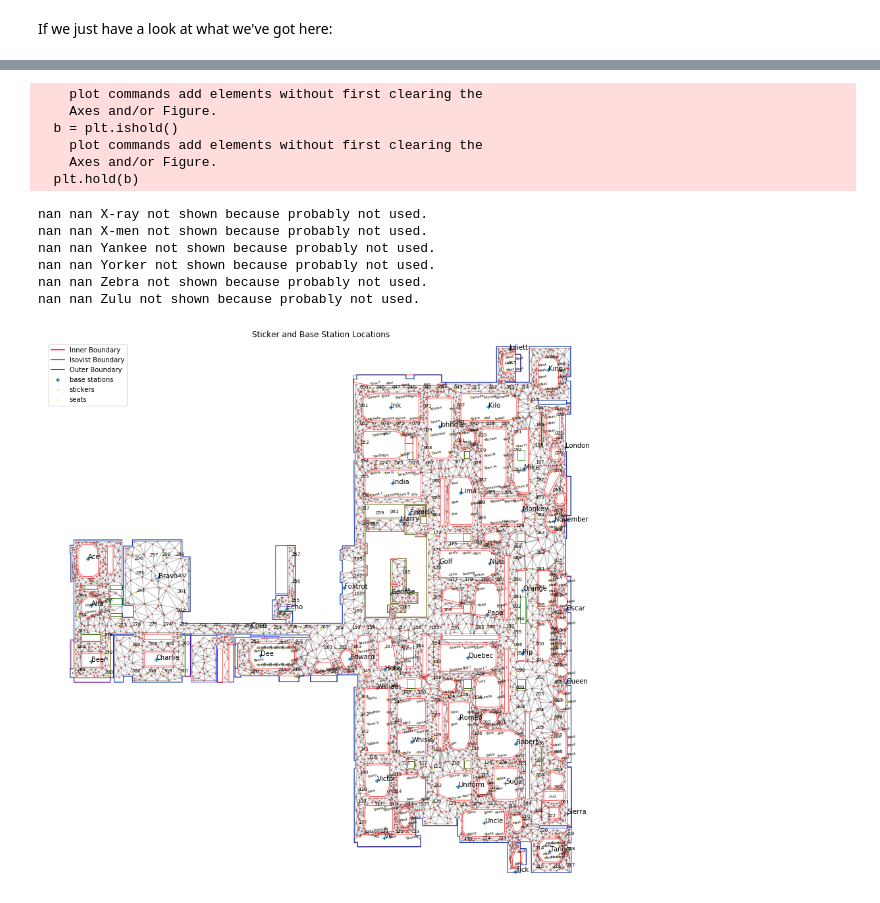
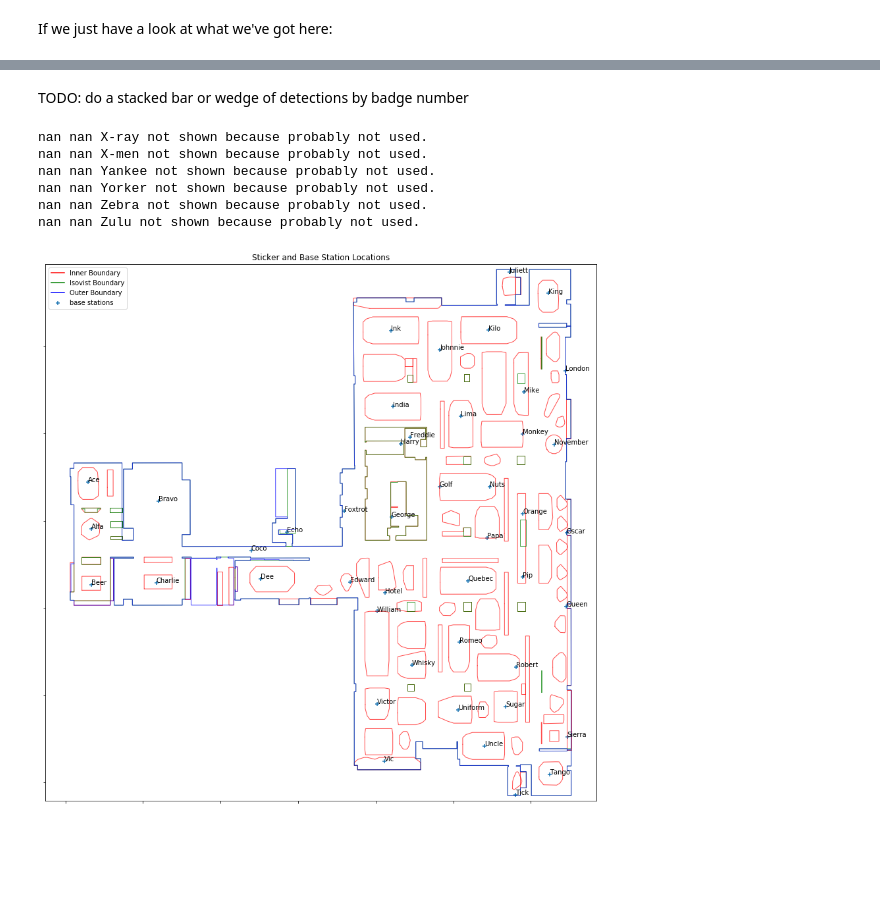
Before and after one commit to notionparallax/sensicorn, a Jupyter notebook: initialDataAnalysis/scan period visualisation.ipynb, the cells around one changed output, grey strips where cells are left out. Saved outputs shown, nothing was run; the diff lists cells and outputs as text; code cells hidden in the pictures; blank space fills up the shorter version.

Commit message:
progress
Because jupyter doesn't give you meaningful diffs...

```diff
--- a/initialDataAnalysis/scan period visualisation.ipynb
+++ b/initialDataAnalysis/scan period visualisation.ipynb
@@ -15,9 +15,9 @@ import pickle
 import math
 
 import helpers
-
-%matplotlib inline
-plt.rcParams['figure.figsize'] = (15, 15)
+# %%
+%matplotlib inline
+plt.rcParams['figure.figsize'] = (15, 10)
 # %% [markdown]
 Get the data out of the pickle. This is pickled by the `load candidate data from csv` notebook.
 
@@ -43,0 +69,3 @@ I don't really understand this, seems odd that some badges would be recorded mor
+# %%
+x = baseStationData[["agentId", "agentName"]]
+x.head()
@@ -79,3 +142,5 @@ OG = nx.read_gpickle("graph.p")
+# %% [markdown]
+TODO: do a stacked bar or wedge of detections by badge number
 # %%
 def draw_infrastructure(title="Sticker and Base Station Locations", draw_graph=False, draw_img=False,
                         draw_boundaries=False, draw_axes=False, draw_stickers=False, draw_basestations=False, draw_seat_names=False,
@@ -164,21 +229,15 @@ def draw_infrastructure(title="Sticker and Base Station Locations", draw_graph=F
     plt.show()
 # %%
 draw_infrastructure(draw_boundaries=True,
-                    draw_stickers=True,
+                    draw_stickers=False,
                     draw_basestations=True,
-                    draw_seat_names=True,
-                    draw_graph=True)
+                    draw_seat_names=False,
+                    draw_graph=False)
 # %% [output]
-    plot commands add elements without first clearing the
-    Axes and/or Figure.
-  b = plt.ishold()
-    plot commands add elements without first clearing the
-    Axes and/or Figure.
-  plt.hold(b)
+nan nan X-ray not shown because probably not used.
+nan nan X-men not shown because probably not used.
+nan nan Yankee not shown because probably not used.
+nan nan Yorker not shown because probably not used.
+nan nan Zebra not shown because probably not used.
+nan nan Zulu not shown because probably not used.
-nan nan X-ray not shown because probably not used.
-nan nan X-men not shown because probably not used.
-nan nan Yankee not shown because probably not used.
-nan nan Yorker not shown because probably not used.
-nan nan Zebra not shown because probably not used.
-nan nan Zulu not shown because probably not used.
-[figure, old version]
+[figure, new version]
```
Also changed, not shown: parts of 12 cells of this notebook, 1 other file.
